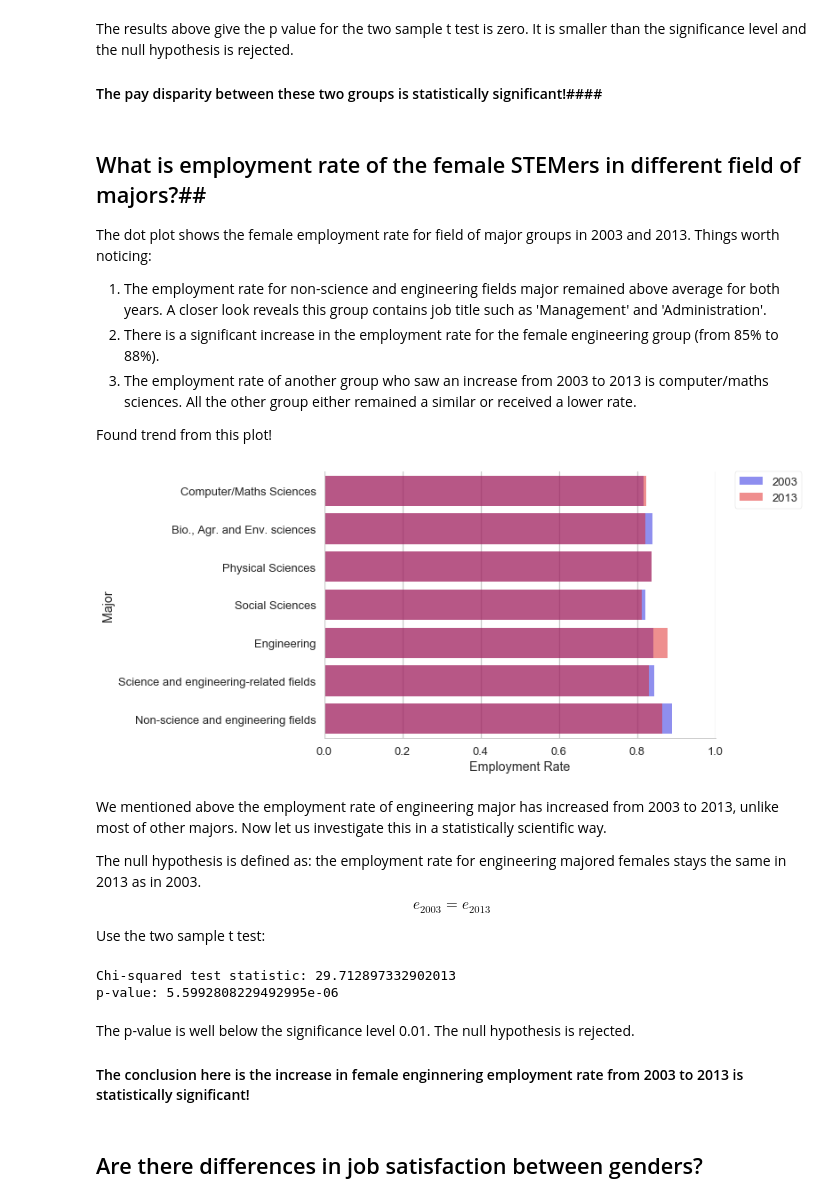
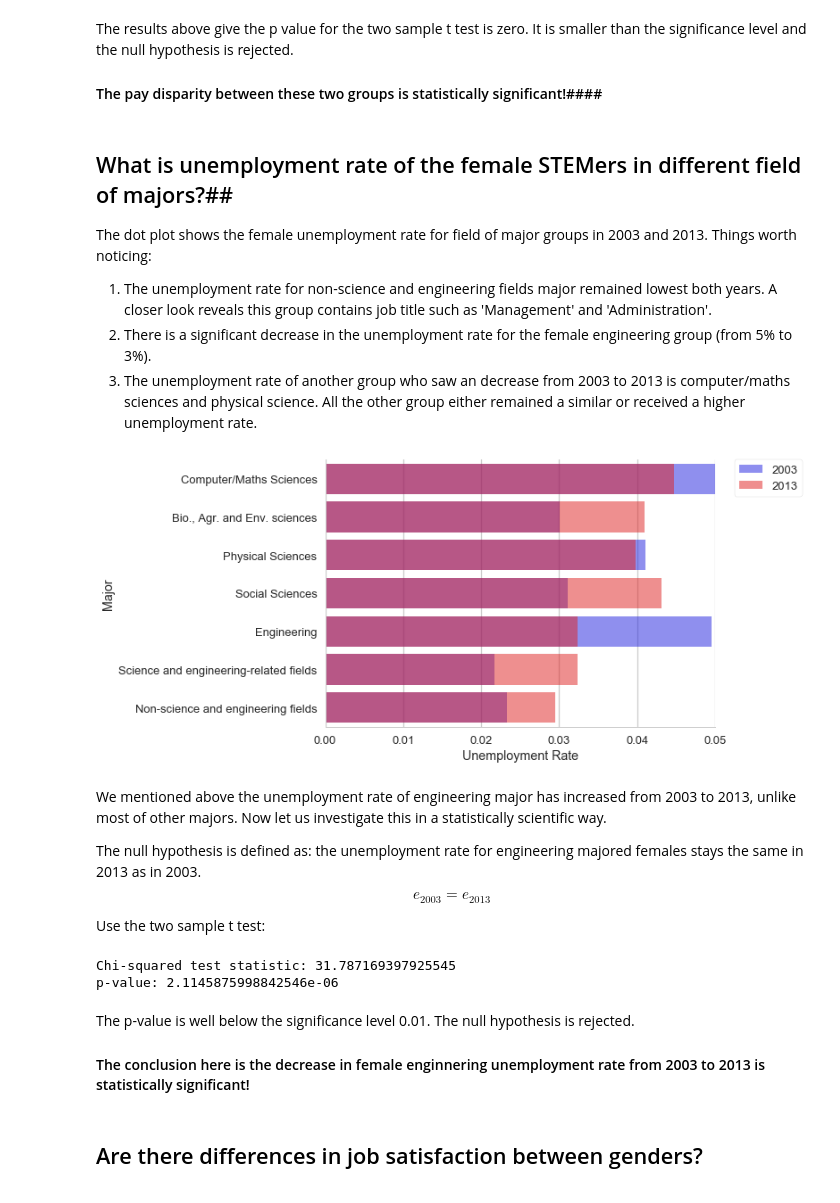
Before and after one commit to shuojiashi/women_in_stem, a Jupyter notebook: notebooks/Female_STEM_career_stats.ipynb, the cells around one changed output. Cells and saved outputs as stored; diff of their text form; code cells hidden in the pictures.

```diff
--- a/notebooks/Female_STEM_career_stats.ipynb
+++ b/notebooks/Female_STEM_career_stats.ipynb
@@ -66,5 +66,7 @@ race_map = {1: 'Asian', 2: 'White', 3: 'Other Minorities', 4: 'Other'}
 df['RACES'] = df['RACETH'].map(race_map)
 # %%
 #how many people are employed for each gender?
-LF_map = {1: 'Employed', 2: 'Unemployed', 3: 'Unemployed'}
+LF_map = {1: 'Employed', 2: 'Unemployed'}
 df['LFSTATS'] = df['LFSTAT'].map(LF_map)
+df['LFSTATS'].replace(3,np.NaN)
+df.groupby('GENDERS')['LFSTAT'].value_counts()
@@ -297,15 +338,13 @@ The results above give the p value for the two sample t test is zero. It is smal
 
 #### The pay disparity between these two groups is statistically significant!####
 # %% [markdown]
-## What is employment rate of the female STEMers in different field of majors?##
+## What is unemployment rate of the female STEMers in different field of majors?##
 
-The dot plot shows the female employment rate for field of major groups in 2003 and 2013.
+The dot plot shows the female unemployment rate for field of major groups in 2003 and 2013.
 Things worth noticing:
-1. The employment rate for non-science and engineering fields major remained above average for both years. A closer look reveals this group contains job title such as 'Management' and 'Administration'.
-2. There is a significant increase in the employment rate for the female engineering group (from 85% to 88%).
-3. The employment rate of another group who saw an increase from 2003 to 2013 is computer/maths sciences. All the other group either remained a similar or received a lower rate.
-
-Found trend from this plot!
+1. The unemployment rate for non-science and engineering fields major remained lowest both years. A closer look reveals this group contains job title such as 'Management' and 'Administration'.
+2. There is a significant decrease in the unemployment rate for the female engineering group (from 5% to 3%).
+3. The unemployment rate of another group who saw an decrease from 2003 to 2013 is computer/maths sciences and physical science. All the other group either remained a similar or received a higher unemployment rate.
 # %%
 employ_female_2003 = df_2003[df_2003['GENDERS']=='Female'].groupby('MajorS')['LFSTATS'].value_counts(normalize=True).unstack().reset_index()
 # %%
@@ -313,25 +352,25 @@ employ_female_2013 = df_2013[df_2013['GENDERS']=='Female'].groupby('MajorS')['LF
 # %%
 fig, axs = plt.subplots(figsize=(10,5))
 field_order = ['Computer/Maths Sciences', 'Bio., Agr. and Env. sciences', 'Physical Sciences', 'Social Sciences', 'Engineering', 'Science and engineering-related fields', 'Non-science and engineering fields']
 #Compare and plot the employment percentage for male and female college graduates
 sns.set_color_codes("pastel")
-sns.barplot( x="Employed",y="MajorS", order = field_order, alpha=0.5, data=employ_female_2003, color='blue', label='2003')
+sns.barplot( x="Unemployed",y="MajorS", order = field_order, alpha=0.5, data=employ_female_2003, color='blue', label='2003')
 
 
 #Compare and plot the employment percentage for male and female doctor graduates
 sns.set_color_codes("pastel")
-sns.barplot(x="Employed", y="MajorS", order = field_order, alpha=0.5, data=employ_female_2013, color='red', label='2013')
-axs.set(xlim=(0, 1), ylabel="Major",
-       xlabel="Employment Rate")
+sns.barplot(x="Unemployed", y="MajorS", order = field_order, alpha=0.5, data=employ_female_2013, color='red', label='2013')
+axs.set(xlim=(0, 0.05), ylabel="Major",
+       xlabel="Unemployment Rate")
 sns.despine()
 axs.legend(bbox_to_anchor=(1.05, 1), loc=2, borderaxespad=0., frameon=True)
 plt.tight_layout()
 # %% [output]
-[figure, old version]
+[figure, new version]
 # %% [markdown]
-We mentioned above the employment rate of engineering major has increased from 2003 to 2013, unlike most of other majors. Now let us investigate this in a statistically scientific way.
+We mentioned above the unemployment rate of engineering major has increased from 2003 to 2013, unlike most of other majors. Now let us investigate this in a statistically scientific way.
 
-The null hypothesis is defined as: the employment rate for engineering majored females stays the same in 2013 as in 2003.
+The null hypothesis is defined as: the unemployment rate for engineering majored females stays the same in 2013 as in 2003.
 $$e_{2003} = e_{2013}$$
 
 Use the two sample t test:
@@ -345,11 +384,11 @@ chi2, pval, _, _ = stats.chi2_contingency(cont_table)
 print("Chi-squared test statistic: {}".format(chi2))
 print("p-value: {}".format(pval))
 # %% [output]
-Chi-squared test statistic: 29.712897332902013
-p-value: 5.5992808229492995e-06
+Chi-squared test statistic: 31.787169397925545
+p-value: 2.1145875998842546e-06
 # %% [markdown]
 The p-value is well below the significance level 0.01. The null hypothesis is rejected.
-#### The conclusion here is the increase in female enginnering employment rate from 2003 to 2013 is statistically significant! ####
+#### The conclusion here is the decrease in female enginnering unemployment rate from 2003 to 2013 is statistically significant! ####
 # %% [markdown]
 ## Are there differences in job satisfaction between genders? ##
 # %%
```
Also changed, not shown: parts of 17 cells of this notebook.
